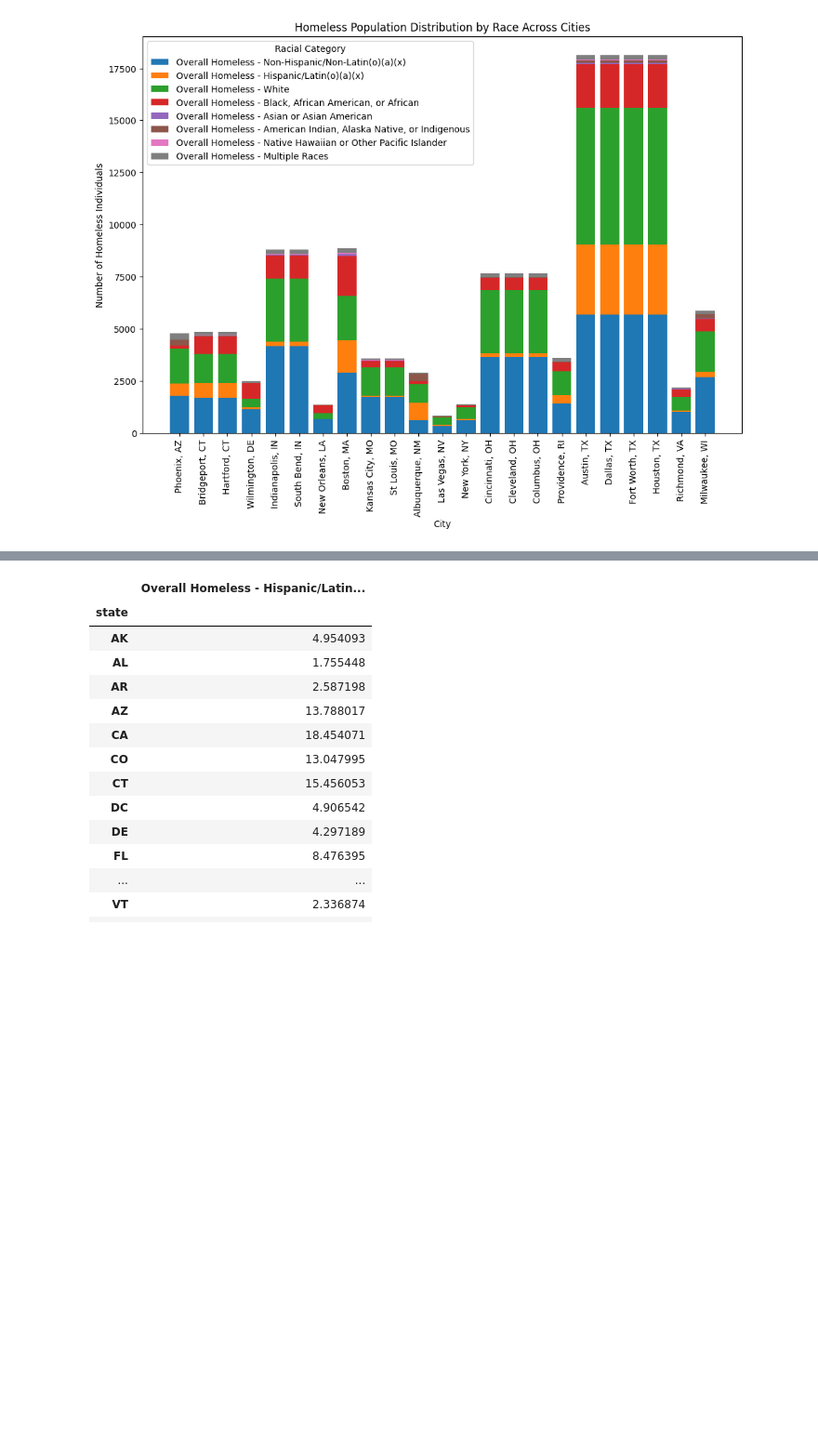
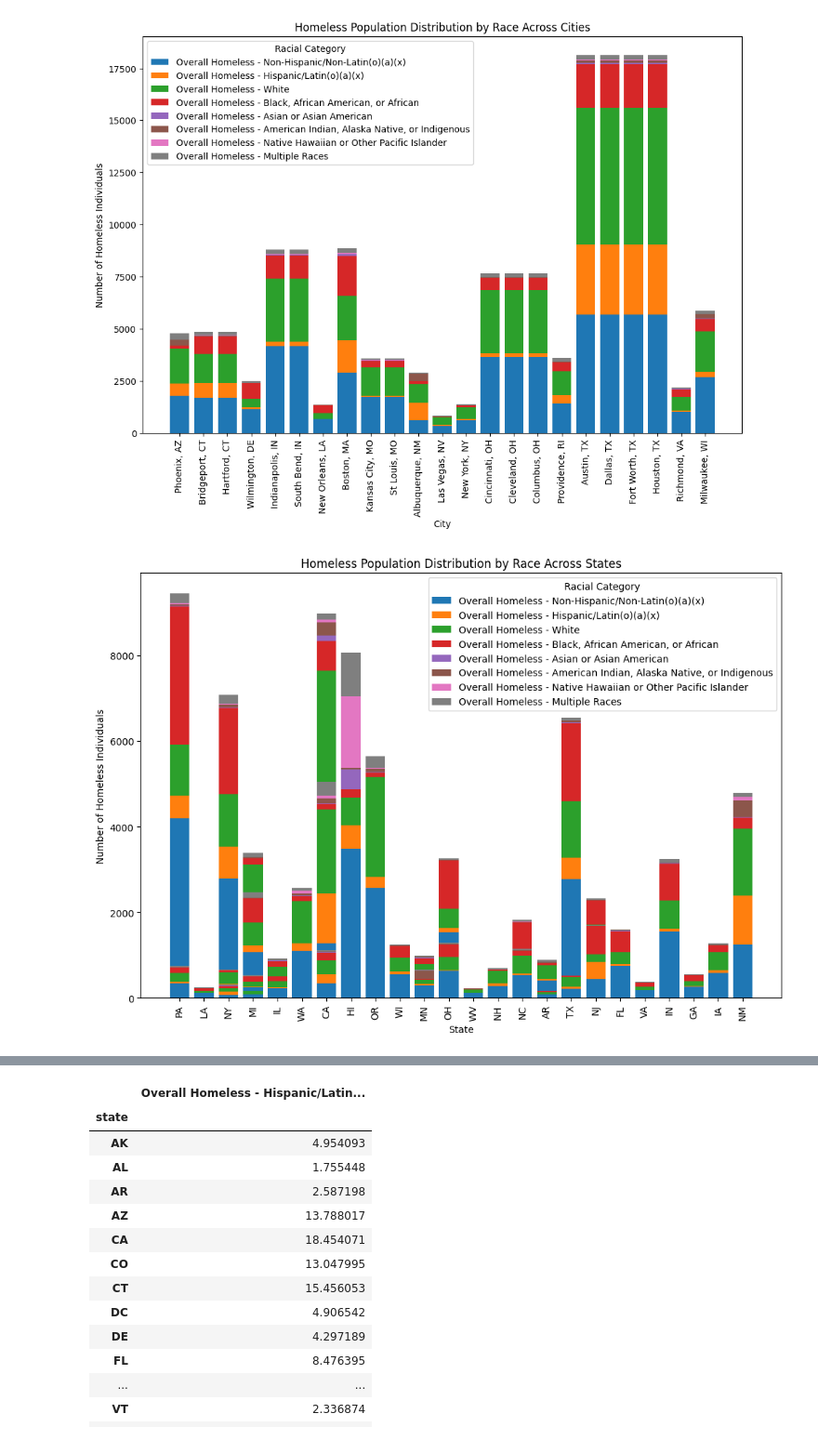
Before and after one commit to ivynangalia/320, a Jupyter notebook: proj/EDA Template.ipynb, the cells around one changed output, grey strips where cells are left out. Shown at 93% size. Cells and saved outputs as stored; diff of their text form; code cells hidden in the pictures; blank space fills up the shorter version.

```diff
--- a/proj/EDA Template.ipynb
+++ b/proj/EDA Template.ipynb
@@ -396,0 +457,30 @@ for state in race_country_state.index:
+# %%
+# get a random sample of 40 CoC numbers and their corresponding homeless racial demographics, and plot them
+
+np.random.seed(89)
+racial = PIT_sliced.copy().sample(40)
+
+racial_categories = [
+    'Overall Homeless - Non-Hispanic/Non-Latin(o)(a)(x)',
+    'Overall Homeless - Hispanic/Latin(o)(a)(x)',
+    'Overall Homeless - White',
+    'Overall Homeless - Black, African American, or African',
+    'Overall Homeless - Asian or Asian American',
+    'Overall Homeless - American Indian, Alaska Native, or Indigenous',
+    'Overall Homeless - Native Hawaiian or Other Pacific Islander',
+    'Overall Homeless - Multiple Races'
+]
+
+fig, ax = plt.subplots(figsize=(12, 8))
+for category in racial_categories:
+    ax.bar(racial["state"], racial[category], label=category, bottom=racial[racial_categories].cumsum(axis=1)[category] - racial[category])
+
+ax.set_xlabel("State")
+ax.set_ylabel("Number of Homeless Individuals")
+ax.set_title("Homeless Population Distribution by Race Across States")
+ax.legend(title="Racial Category")
+plt.xticks(rotation=90)
+
+plt.show()
+# %% [output]
+[figure, added]
```
Also changed, not shown: parts of 6 cells of this notebook, 6 other files.
